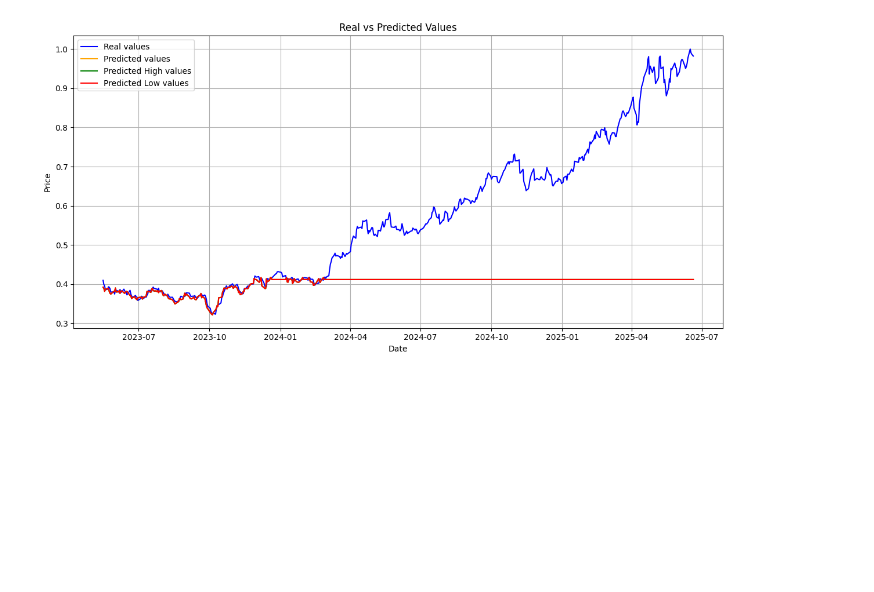
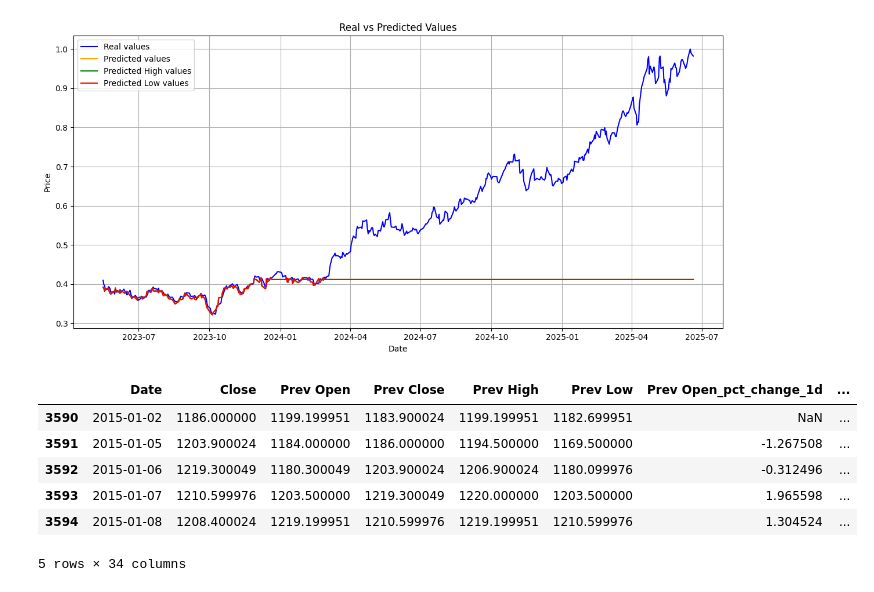
Before and after one commit to sejfovskienes/training_model, a Jupyter notebook: training/train7.ipynb, the cells around one changed output. Saved outputs shown, nothing was run; the diff lists cells and outputs as text; code cells hidden in the pictures; blank space fills up the shorter version.

```diff
--- a/training/train7.ipynb
+++ b/training/train7.ipynb
@@ -244,3 +244,22 @@ plt.tight_layout()
 plt.show()
 # %% [output]
 [figure]
+# %%
+columns = ['Prev Open', 'Prev Close', 'Prev High', 'Prev Low']
+lags = range(1, 8)
+
+
+for col in columns:
+    for l in lags:
+        df[f'{col}_pct_change_{l}d'] = df[col].pct_change(periods=l) * 100
+
+
+df.head()
+# %% [output]
+|  | Date | Close | Prev Open | Prev Close | Prev High | Prev Low | Prev Open_pct_change_1d | ... |
+| 3590 | 2015-01-02 | 1186.000000 | 1199.199951 | 1183.900024 | 1199.199951 | 1182.699951 | NaN | ... |
+| 3591 | 2015-01-05 | 1203.900024 | 1184.000000 | 1186.000000 | 1194.500000 | 1169.500000 | -1.267508 | ... |
+| 3592 | 2015-01-06 | 1219.300049 | 1180.300049 | 1203.900024 | 1206.900024 | 1180.099976 | -0.312496 | ... |
+| 3593 | 2015-01-07 | 1210.599976 | 1203.500000 | 1219.300049 | 1220.000000 | 1203.500000 | 1.965598 | ... |
+| 3594 | 2015-01-08 | 1208.400024 | 1219.199951 | 1210.599976 | 1219.199951 | 1210.599976 | 1.304524 | ... |
+5 rows × 34 columns
```
Also changed, not shown: parts of 10 cells of this notebook, 2 other files.
